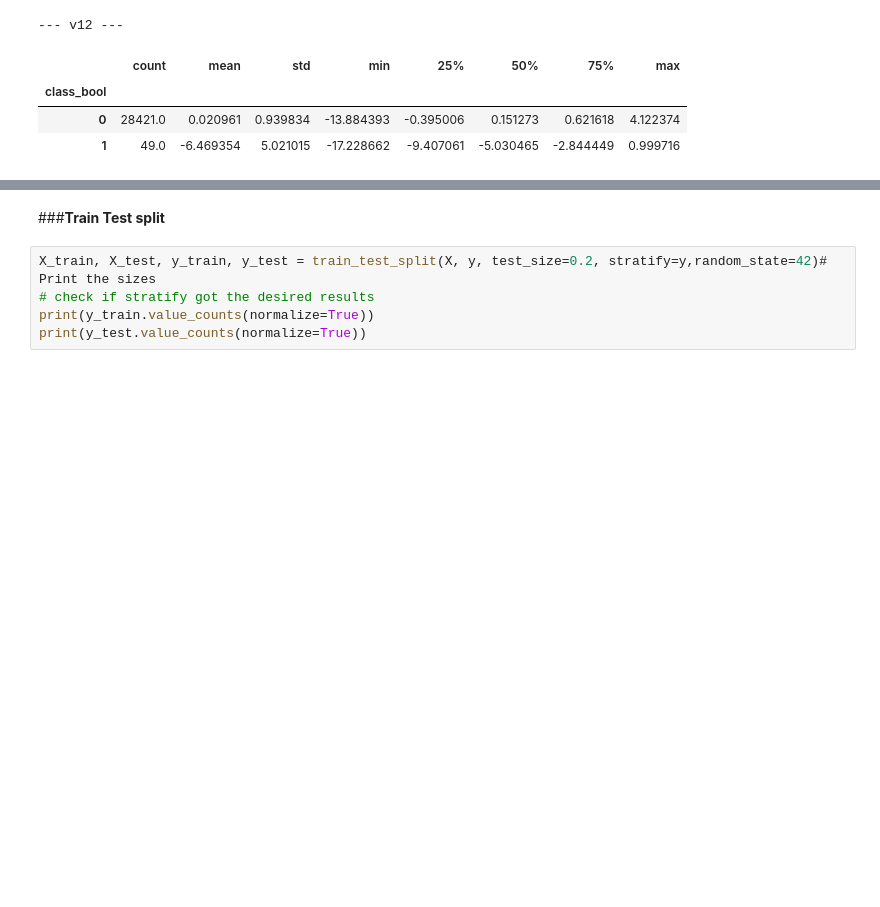
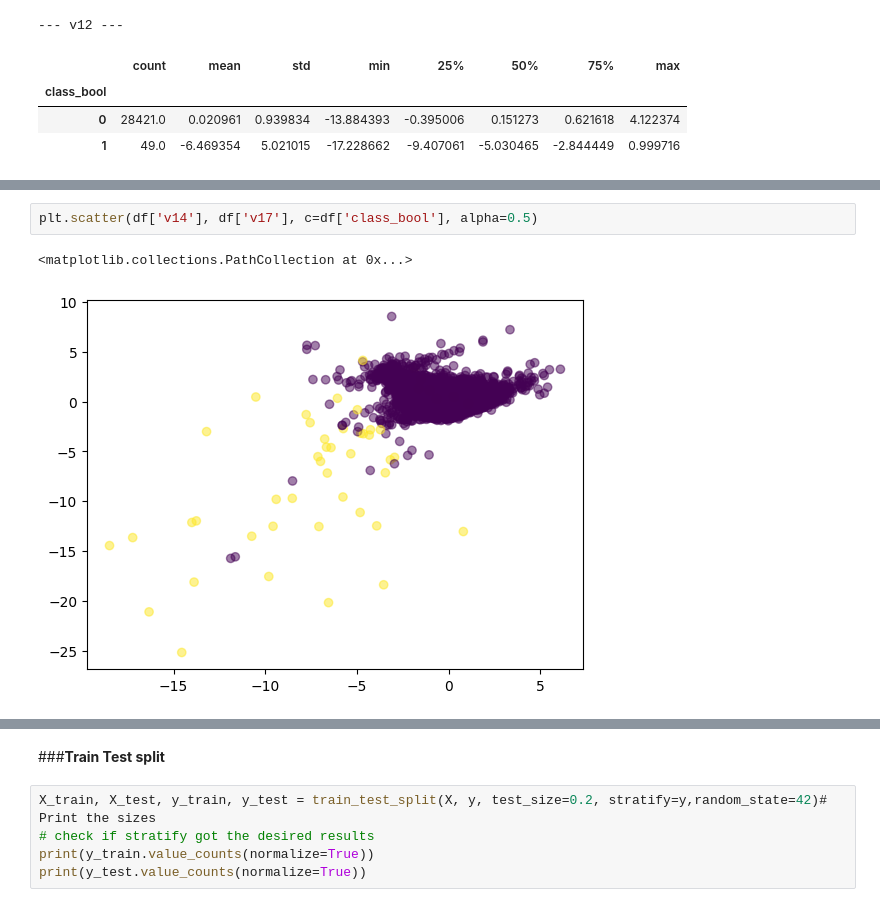
Before and after one commit to Subroy1/CapstoneProject, a Jupyter notebook: CreditCardFraudCapstone.ipynb, the cells around one changed output, grey strips where cells are left out. Saved outputs shown, nothing was run; the diff lists cells and outputs as text; blank space fills up the shorter version.

```diff
--- a/CreditCardFraudCapstone.ipynb
+++ b/CreditCardFraudCapstone.ipynb
@@ -402,0 +413,5 @@ Descriptive Statistics for selected V-columns by Class:
+# %%
+plt.scatter(df['v14'], df['v17'], c=df['class_bool'], alpha=0.5)
+# %% [output]
+<matplotlib.collections.PathCollection at 0x...>
+[figure, added]
```
Also changed, not shown: parts of 13 cells of this notebook.
